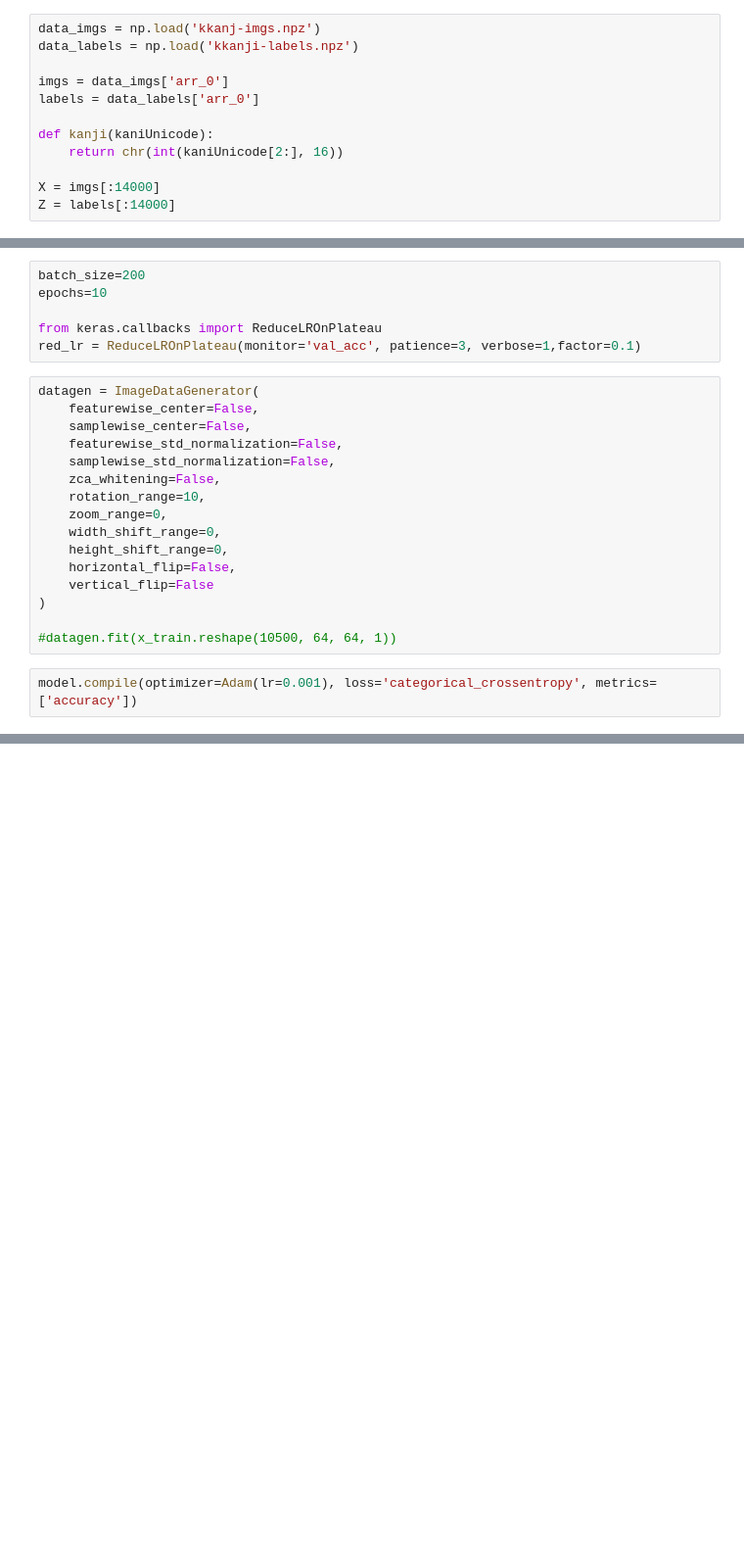
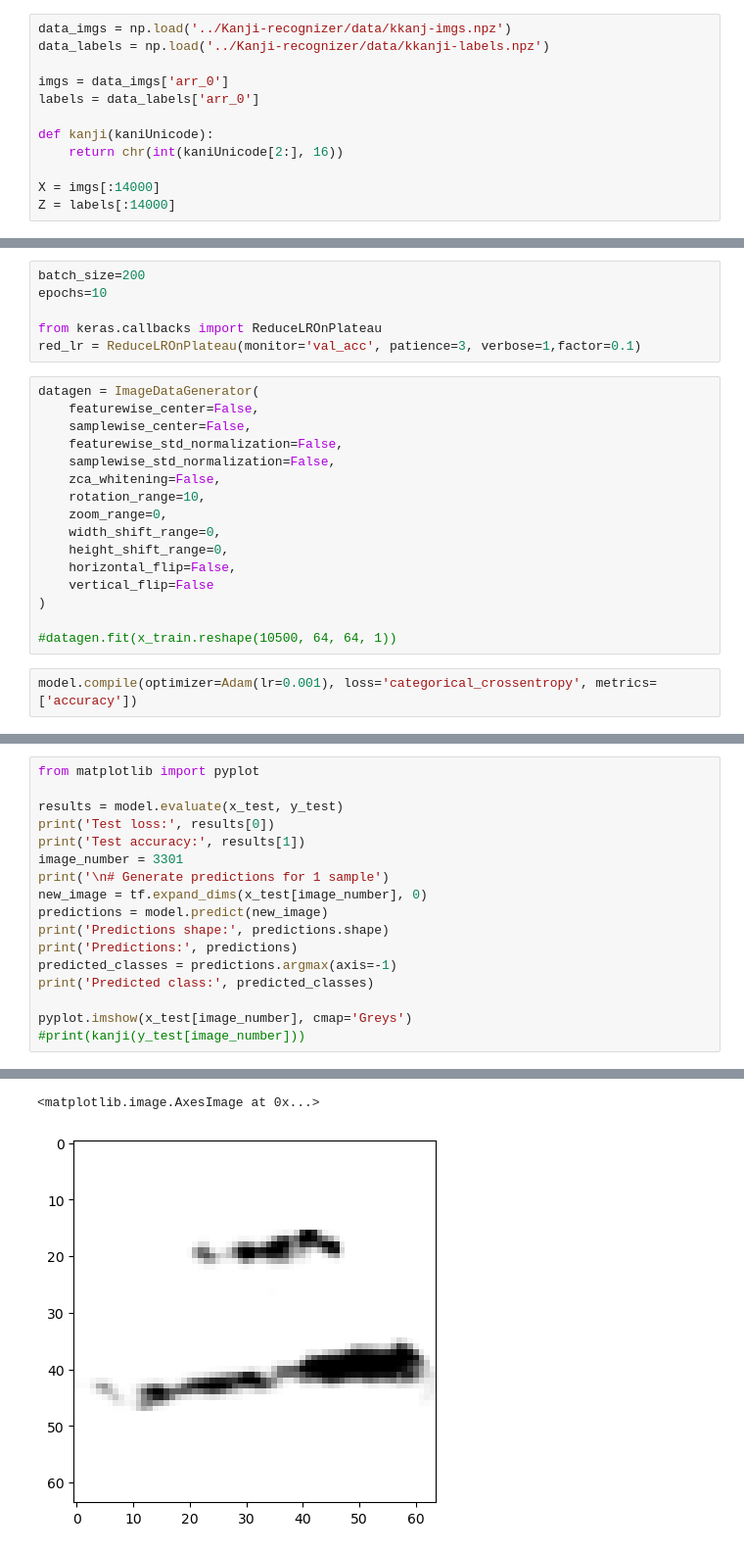
Before and after one commit to krisdanoda/Kanji-recognizer, a Jupyter notebook: sequentialModel.ipynb, the cells around one changed output, grey strips where cells are left out. Shown at 98% size. Drawn from its saved outputs; the diff is of its cells as text; blank space fills up the shorter version.

Commit message:
can now regognize images

```diff
--- a/sequentialModel.ipynb
+++ b/sequentialModel.ipynb
@@ -37,6 +28,6 @@ To enable them in other operations, rebuild TensorFlow with the appropriate comp
 # %%
-data_imgs = np.load('kkanj-imgs.npz')
-data_labels = np.load('kkanji-labels.npz')
+data_imgs = np.load('../Kanji-recognizer/data/kkanj-imgs.npz')
+data_labels = np.load('../Kanji-recognizer/data/kkanji-labels.npz')
 
 imgs = data_imgs['arr_0']
 labels = data_labels['arr_0']
@@ -185,0 +171,18 @@ plt.show()
+# %%
+from matplotlib import pyplot
+
+results = model.evaluate(x_test, y_test)
+print('Test loss:', results[0])
+print('Test accuracy:', results[1])
+image_number = 3301
+print('\n# Generate predictions for 1 sample')
+new_image = tf.expand_dims(x_test[image_number], 0)
+predictions = model.predict(new_image)
+print('Predictions shape:', predictions.shape)
+print('Predictions:', predictions)
+predicted_classes = predictions.argmax(axis=-1)
+print('Predicted class:', predicted_classes)
+
+pyplot.imshow(x_test[image_number], cmap='Greys')
+#print(kanji(y_test[image_number]))
+# %% [output]
@@ -185,0 +206,2 @@ plt.show()
+<matplotlib.image.AxesImage at 0x...>
+[figure, added]
```
Also changed, not shown: parts of 8 cells of this notebook.
